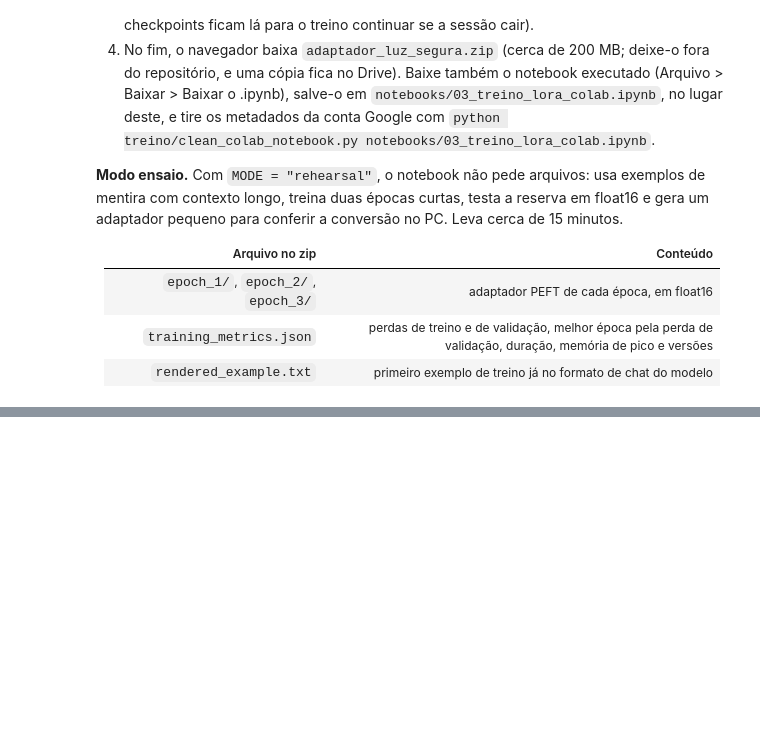
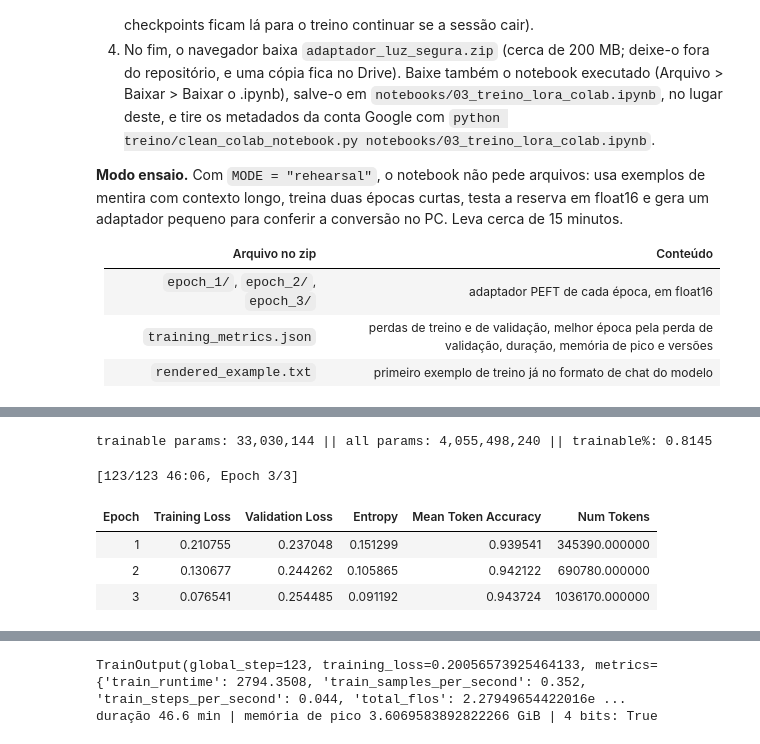
Before and after one commit to Gastaldl/GS-GENAI, a Jupyter notebook: notebooks/03_treino_lora_colab.ipynb, the cells around one changed output, grey strips where cells are left out. Drawn from its saved outputs; the diff is of its cells as text; code cells hidden in the pictures; blank space fills up the shorter version.

```diff
--- a/notebooks/03_treino_lora_colab.ipynb
+++ b/notebooks/03_treino_lora_colab.ipynb
@@ -194,30 +228,40 @@ def make_args(output_dir, epochs, grad_accum, max_steps=-1, evaluate=True):
         load_best_model_at_end=evaluate, metric_for_best_model="eval_loss", greater_is_better=False,
         report_to="none", seed=SEED,
     )
 
 
 USE_4BIT = HAS_GPU and not FORCE_FP16
 try:
     model = load_model(USE_4BIT)
 except Exception as error:
     if not USE_4BIT:
         raise
     print("A carga em 4 bits falhou; seguindo com a base em float16:", repr(error))
     USE_4BIT = False
     gc.collect()
     torch.cuda.empty_cache()
     model = load_model(False)
 
 trainer = SFTTrainer(
     model=model, args=make_args(CHECKPOINT_DIR, EPOCHS, GRAD_ACCUM),
     train_dataset=train_ds, eval_dataset=val_ds, processing_class=tokenizer, peft_config=LORA_CONFIG,
 )
+for param in trainer.model.parameters():
+    if param.requires_grad:
+        param.data = param.data.float()
 trainer.model.print_trainable_parameters()
 if HAS_GPU:
     torch.cuda.reset_peak_memory_stats()
 start = time.time()
 train_result = trainer.train(resume_from_checkpoint=True if PREVIOUS_CHECKPOINTS else None)
 DURATION_S = time.time() - start
 PEAK_MEMORY_GIB = torch.cuda.max_memory_allocated() / 2**30 if HAS_GPU else None
 print(train_result)
 print(f"duração {DURATION_S / 60:.1f} min | memória de pico {PEAK_MEMORY_GIB} GiB | 4 bits: {USE_4BIT}")
+# %% [output]
+trainable params: 33,030,144 || all params: 4,055,498,240 || trainable%: 0.8145
+[123/123 46:06, Epoch 3/3]
+| Epoch | Training Loss | Validation Loss | Entropy | Mean Token Accuracy | Num Tokens |
+| 1 | 0.210755 | 0.237048 | 0.151299 | 0.939541 | 345390.000000 |
+| 2 | 0.130677 | 0.244262 | 0.105865 | 0.942122 | 690780.000000 |
+| 3 | 0.076541 | 0.254485 | 0.091192 | 0.943724 | 1036170.000000 |
@@ -224,3 +270,5 @@ print(f"duração {DURATION_S / 60:.1f} min | memória de pico {PEAK_MEMORY_GIB}
+TrainOutput(global_step=123, training_loss=0.20056573925464133, metrics={'train_runtime': 2794.3508, 'train_samples_per_second': 0.352, 'train_steps_per_second': 0.044, 'total_flos': 2.27949654422016e ...
+duração 46.6 min | memória de pico 3.6069583892822266 GiB | 4 bits: True
 # %%
 # Conferência rápida: o modelo treinado responde em JSON e para sozinho?
 final_model = trainer.model.eval()
```
Also changed, not shown: parts of 7 cells of this notebook, 40 other files.
